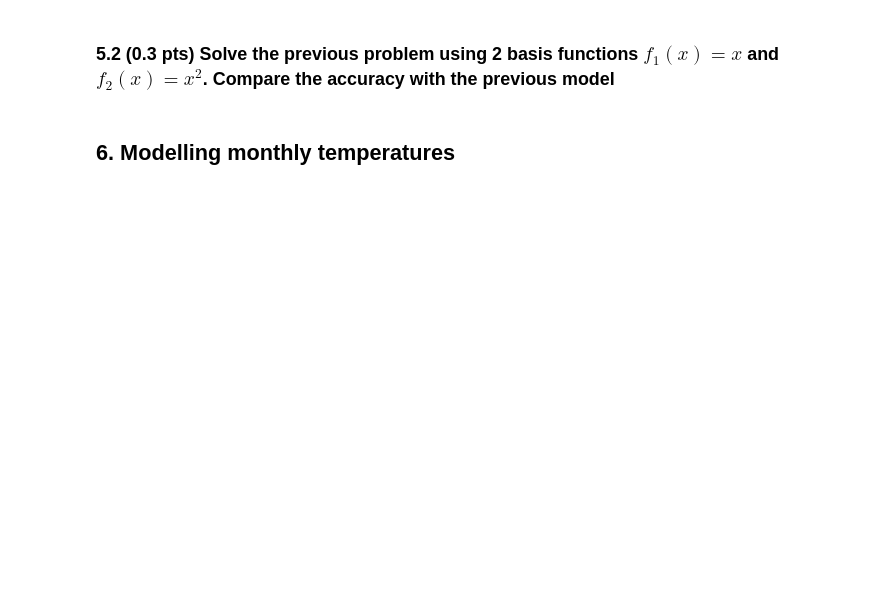
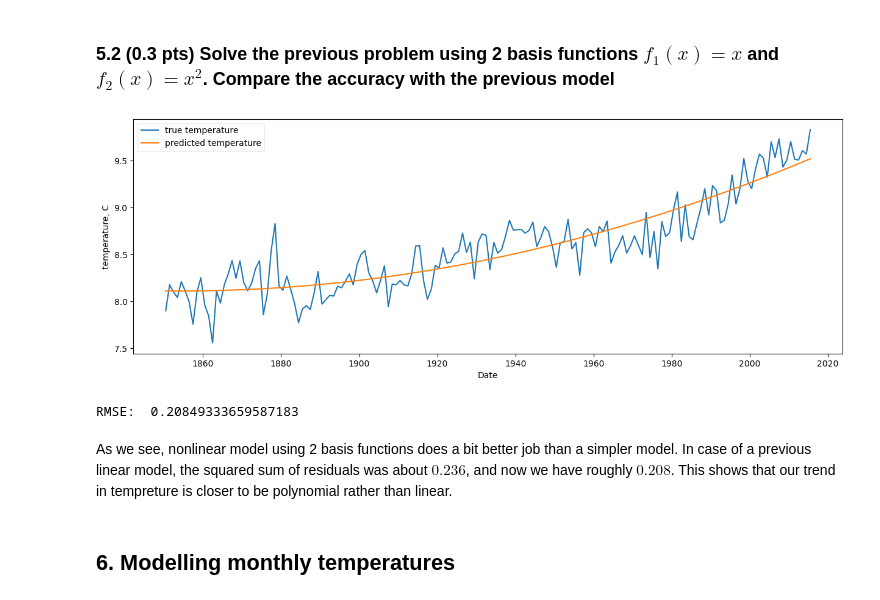
Before and after one commit to artoriusss/ML-projects, a Jupyter notebook: hw1-task3-least_squares.ipynb, the cells around one changed output. Cells and saved outputs as stored; diff of their text form; code cells hidden in the pictures; blank space fills up the shorter version.

```diff
--- a/hw1-task3-least_squares.ipynb
+++ b/hw1-task3-least_squares.ipynb
@@ -48,19 +48,13 @@ def solve_least_squares(x: np.ndarray, y:np.ndarray) -> np.ndarray:
     slope = 0
     intercept = 0
     # ========= YOUR CODE STARTS HERE ========= #
-    dim = x.shape[0]
 
     # reshape x into a 2-dim matrix A with an additional column of ones which will include the intercept
+    dim = x.shape[0]
     A = np.concatenate((x.reshape(-1,1), np.full((dim, 1), 1)), axis=1)
+    b = y
 
-    # define terms of the equation x = (AT A)^-1 AT b
-    b = y
-    AT = A.transpose()
-    ATA_inv = np.linalg.inv(np.matmul(AT, A))
-    ATA_inv_AT = np.matmul(ATA_inv, AT)
-
-    # multiply all terms and get a solution
-    x = np.matmul(ATA_inv_AT, b)
+    x = np.linalg.inv(A.T @ A) @ A.T @ b
     slope, intercept = x[0], x[1]
 
     # ========== YOUR CODE ENDS HERE ========== #
@@ -282,19 +297,26 @@ $$ F(x) = a_0 + a_1f_1(x) + a_2f_2(x)+... + a_nf_n(x)$$
 # %% [markdown]
 ### **5.2 (0.3 pts)** Solve the previous problem using 2 basis functions $f_1(x) = x$ and $f_2(x) = x^2$. Compare the accuracy with the previous model
 # %%
-# print(months.shape, biases.shape, year_data.shape)
 coeffs = None
 # ========= YOUR CODE STARTS HERE ========= #
-X = ...
+x1 = years
+x2 = years**2
+X = np.array([ x1, x2 ]).T
+
 #  Calculate slope and intercept using least squares
-coeffs = ...
+coeffs = solve_least_squares_general(X, temps)
+
 # Predict temperature using a linear structural model
-predicted_temps = ...
+predicted_temps = predict_general(X, coeffs)
 # ========== YOUR CODE ENDS HERE ========== #
 
 plot_temps(year_data["date"], year_data["avg_temp"], predicted_temps)
-
 print("RMSE: ", RMSE(predicted_temps, year_data["avg_temp"]))
+# %% [output]
+[figure, added]
+RMSE:  0.20849333659587183
+# %% [markdown]
+As we see, nonlinear model using 2 basis functions does a bit better job than a simpler model. In case of a previous linear model, the squared sum of residuals was about $0.236$, and now we have roughly $0.208$. This shows that our trend in tempreture is closer to be polynomial rather than linear.
 # %% [markdown]
 ## 6. Modelling monthly temperatures
 # %%
```
Also changed, not shown: parts of 6 cells of this notebook.
